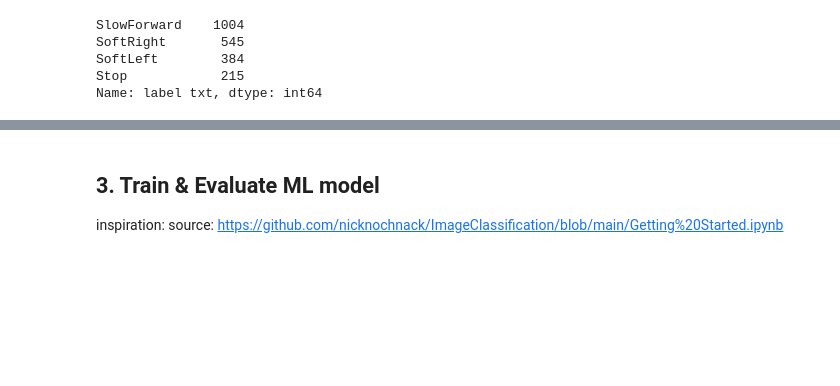
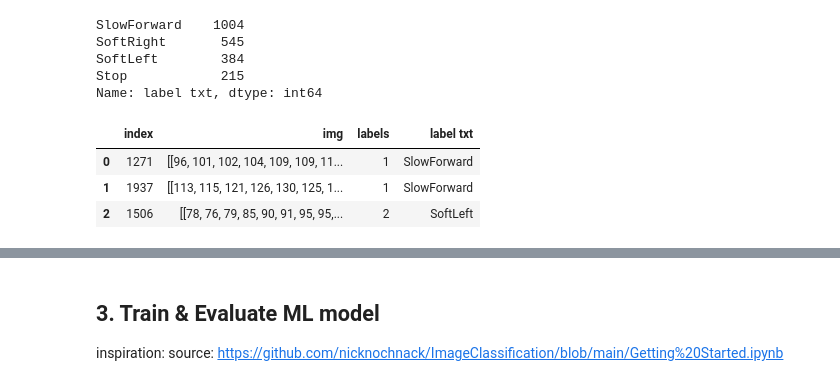
Before and after one commit to peter-seweiha/Freenove_4WD_Smart_Car, a Jupyter notebook: Code/PC/03.Retrain the model/Re-Train_CNN_Model.ipynb, the cells around one changed output, grey strips where cells are left out. Saved outputs shown, nothing was run; the diff lists cells and outputs as text; code cells hidden in the pictures; blank space fills up the shorter version.

```diff
--- a/Code/PC/03.Retrain the model/Re-Train_CNN_Model.ipynb
+++ b/Code/PC/03.Retrain the model/Re-Train_CNN_Model.ipynb
@@ -59,3 +60,10 @@ data = data.sample(frac=1, random_state=42)
+# %%
+data.head(3)
+# %% [output]
+|  | index | img | labels | label txt |
+| 0 | 1271 | [[96, 101, 102, 104, 109, 109, 11... | 1 | SlowForward |
+| 1 | 1937 | [[113, 115, 121, 126, 130, 125, 1... | 1 | SlowForward |
+| 2 | 1506 | [[78, 76, 79, 85, 90, 91, 95, 95,... | 2 | SoftLeft |
 # %%
 # organise data in the right format for model training
 X = []
```
Also changed, not shown: parts of 17 cells of this notebook, 3 other files.
